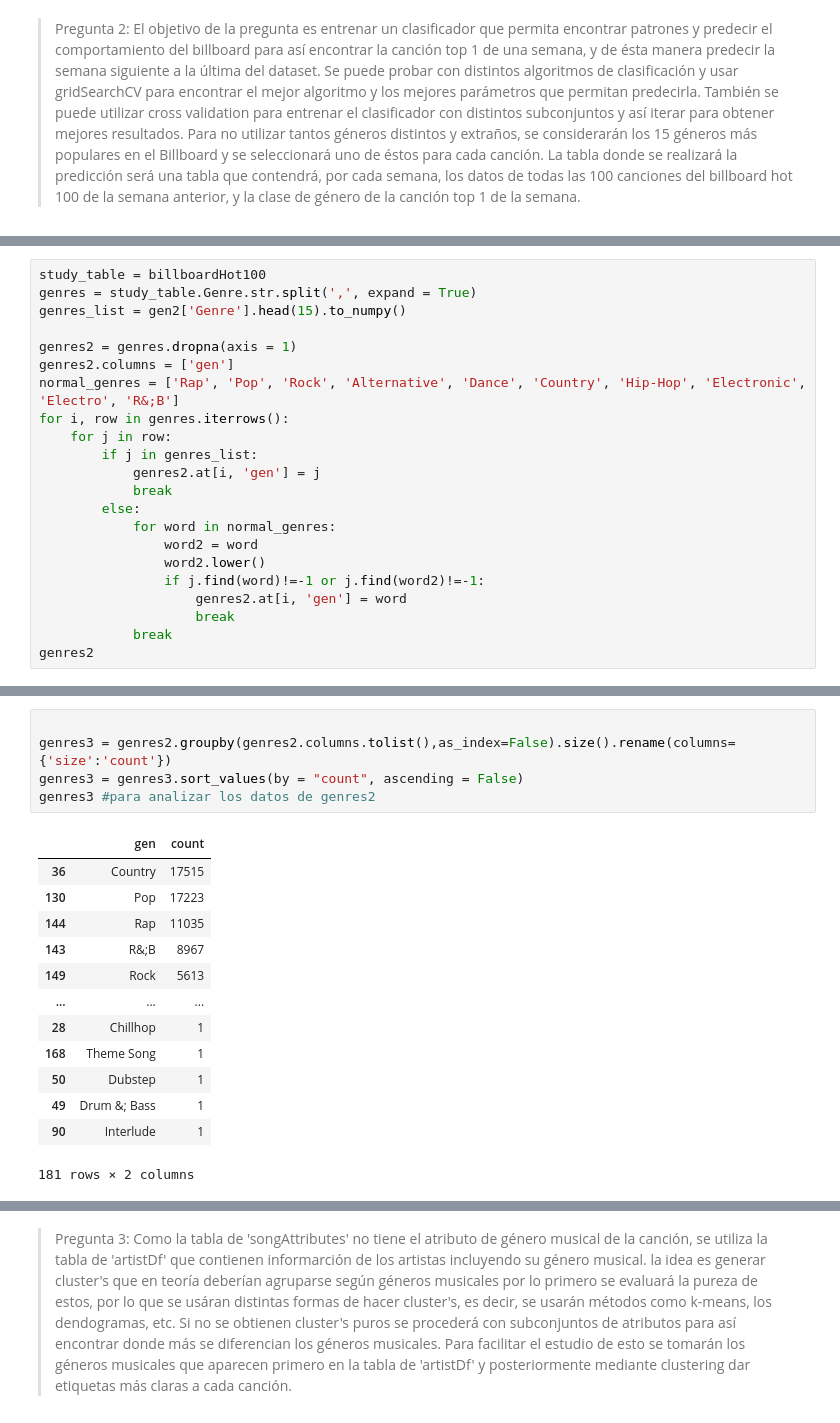
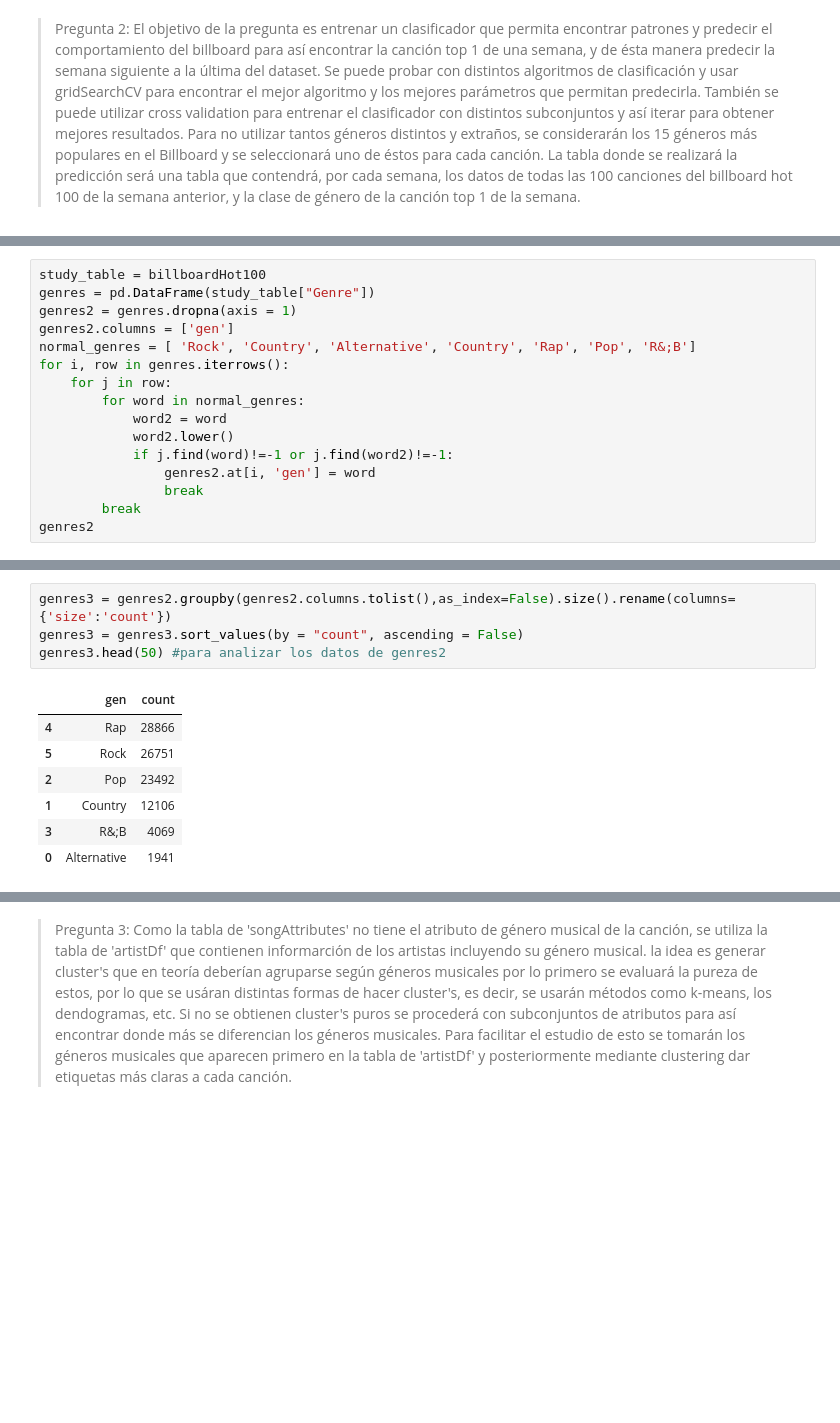
Before and after one commit to Litr0/Proyecto-Mineria, a Jupyter notebook: Hito1.ipynb, the cells around one changed output, grey strips where cells are left out. Saved outputs shown, nothing was run; the diff lists cells and outputs as text; blank space fills up the shorter version.

```diff
--- a/Hito1.ipynb
+++ b/Hito1.ipynb
@@ -306,24 +304,18 @@ billboardHot100.head(5)
 # %%
 study_table = billboardHot100
-genres = study_table.Genre.str.split(',', expand = True)
-genres_list = gen2['Genre'].head(15).to_numpy()
-
+genres = pd.DataFrame(study_table["Genre"])
 genres2 = genres.dropna(axis = 1)
 genres2.columns = ['gen']
-normal_genres = ['Rap', 'Pop', 'Rock', 'Alternative', 'Dance', 'Country', 'Hip-Hop', 'Electronic', 'Electro', 'R&;B']
+normal_genres = [ 'Rock', 'Country', 'Alternative', 'Country', 'Rap', 'Pop', 'R&;B']
 for i, row in genres.iterrows():
     for j in row:
-        if j in genres_list:
-            genres2.at[i, 'gen'] = j
-            break
-        else:
-            for word in normal_genres:
-                word2 = word
-                word2.lower()
-                if j.find(word)!=-1 or j.find(word2)!=-1:
-                    genres2.at[i, 'gen'] = word
-                    break
-            break
+        for word in normal_genres:
+            word2 = word
+            word2.lower()
+            if j.find(word)!=-1 or j.find(word2)!=-1:
+                genres2.at[i, 'gen'] = word
+                break
+        break
 genres2
 # %% [output]
 |  | gen |
@@ -341,20 +333,13 @@ genres2
 97225 rows × 1 columns
 # %%
-
 genres3 = genres2.groupby(genres2.columns.tolist(),as_index=False).size().rename(columns={'size':'count'})
 genres3 = genres3.sort_values(by = "count", ascending = False)
-genres3 #para analizar los datos de genres2
+genres3.head(50) #para analizar los datos de genres2
 # %% [output]
 |  | gen | count |
-| 36 | Country | 17515 |
-| 130 | Pop | 17223 |
-| 144 | Rap | 11035 |
-| 143 | R&;B | 8967 |
-| 149 | Rock | 5613 |
-| ... | ... | ... |
-| 28 | Chillhop | 1 |
-| 168 | Theme Song | 1 |
-| 50 | Dubstep | 1 |
-| 49 | Drum &; Bass | 1 |
-| 90 | Interlude | 1 |
+| 4 | Rap | 28866 |
+| 5 | Rock | 26751 |
+| 2 | Pop | 23492 |
+| 1 | Country | 12106 |
+| 3 | R&;B | 4069 |
+| 0 | Alternative | 1941 |
-181 rows × 2 columns
```
Also changed, not shown: parts of 15 cells of this notebook.
